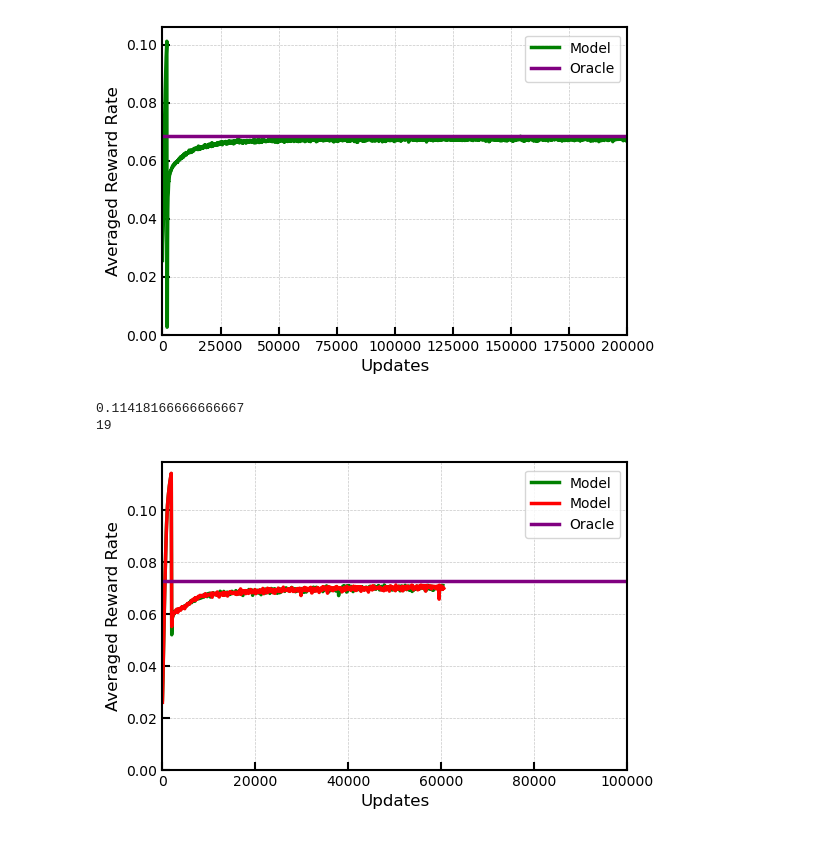
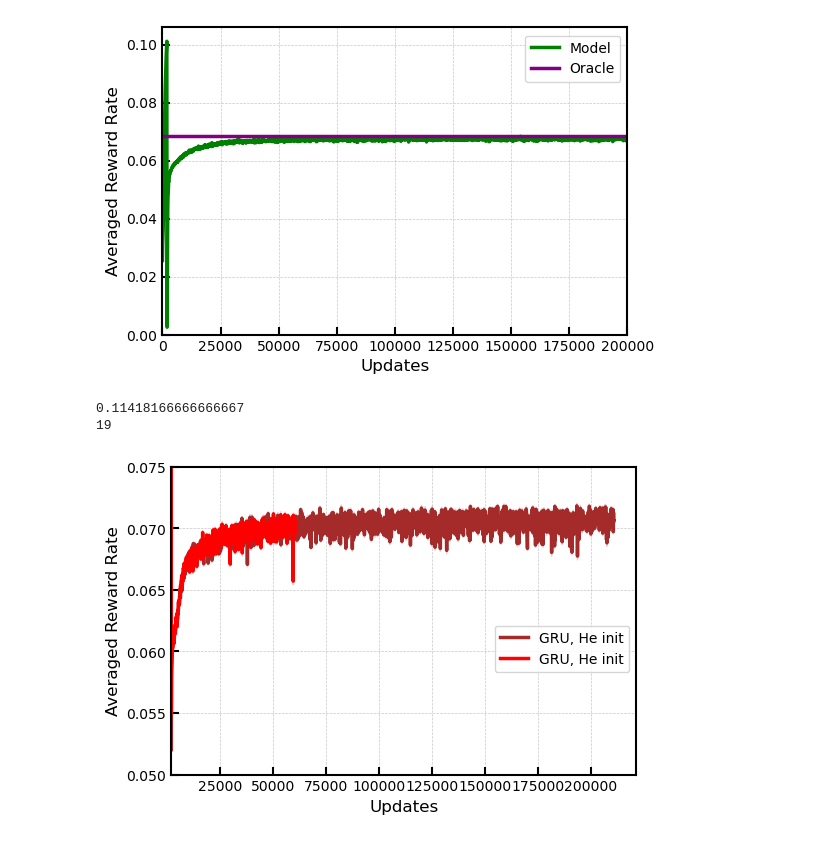
Before and after one commit to davidgbe/favorably_connected, a Jupyter notebook: code/notebooks/learning_baseline_exp_stoch_rewards.ipynb, the cells around one changed output. Saved outputs shown, nothing was run; the diff lists cells and outputs as text; code cells hidden in the pictures.

```diff
--- a/code/notebooks/learning_baseline_exp_stoch_rewards.ipynb
+++ b/code/notebooks/learning_baseline_exp_stoch_rewards.ipynb
@@ -822,11 +822,32 @@ fig, axs = plt.subplots(1, 1, figsize=(6 * scale, 4 * scale))
 data_dirs = [
     '../../results/rl_agent_outputs/fixed_odor_acc_reward_2025-02-09_18_56_19_657542_var_noise_0.0001_activity_weight_1.0/reward_rates',
     '../../results/rl_agent_outputs/fixed_odor_acc_reward_2025-02-09_18_59_24_627895_var_noise_0.0001_activity_weight_1.0/reward_rates',
+    # '../../results/rl_agent_outputs/fixed_odor_acc_reward_line_init_2025-02-10_16_20_20_667514_var_noise_0.0001_activity_weight_1/reward_rates',
+    # '../../results/rl_agent_outputs/fixed_odor_acc_reward_line_plus_input_2025-02-12_18_45_39_223955_var_noise_0.0001_activity_weight_1.0/reward_rates',
+    # '../../results/rl_agent_outputs/fixed_odor_acc_reward_line_plus_inp_2025-02-13_11_37_58_288427_var_noise_0.0001_activity_weight_1/reward_rates',
+    # '../../results/rl_agent_outputs/fixed_odor_acc_reward_relu_2025-02-13_13_44_01_882447_var_noise_0.0001_activity_weight_1.0/reward_rates',
+    # '../../results/rl_agent_outputs/fixed_odor_acc_reward_relu_2025-02-13_17_07_03_475277_var_noise_0.0001_activity_weight_1.0/reward_rates',
 ]
 
 colors = [
+    'brown',
+    'red',
     'green',
-    'red',
+    'blue',
+    'purple',
+    'black',
+    'grey',
+]
+
+labels = [
+    'GRU, He init',
+    'GRU, He init',
+    'GRU, Line init',
+    'GRU, Line init plus\naligned inputs',
+    'GRU, Line init plus\naligned inputs and update',
+    'ReLU',
+    'ReLU, Line init',
+
 ]
 
 for i, data_dir in enumerate(data_dirs):
@@ -850,45 +871,46 @@ for i, data_dir in enumerate(data_dirs):
         c=colors[i],
         linewidth=2.5,  # Thicker plot line
         zorder=2,
-        label='Model',
+        label=labels[i],
     )
 
-axs.plot(
-    [0, 0.2e6],
-    0.0725 * np.ones(2),
-    c='purple',
-    linewidth=2.5,  # Thicker plot line
-    zorder=2,
-    label='Oracle',
-)
+# axs.plot(
+#     [0, 0.2e6],
+#     0.0725 * np.ones(2),
+#     c='purple',
+#     linewidth=2.5,  # Thicker plot line
+#     zorder=2,
+#     label='Oracle',
+# )
 
 # Adjust axes limits
-axs.set_xlim(0, 1e5)
-axs.set_ylim(0)
+axs.set_xlim(2000)
+axs.set_ylim(0.05, 0.075)
+# axs.set_xscale('log')
 
 # Add labels and titles
 axs.set_ylabel('Averaged Reward Rate', fontsize=12)
 axs.set_xlabel('Updates', fontsize=12)
 
 # Customize tick parameters
 axs.tick_params(axis='both', direction='in', length=6, width=1.5, labelsize=10)
 
 # Thicken the axes lines
 axs.spines['top'].set_linewidth(1.5)
 axs.spines['right'].set_linewidth(1.5)
 axs.spines['bottom'].set_linewidth(1.5)
 axs.spines['left'].set_linewidth(1.5)
 
 # Add grid for better readability
 axs.grid(visible=True, which='both', linestyle='--', linewidth=0.5, alpha=0.7)
 
 # Add legend
-fig.legend(bbox_to_anchor=(0.9, 0.875), fontsize=10)
+fig.legend(bbox_to_anchor=(0.9, 0.5), fontsize=10)
 
 # Print stats
 print(np.mean(reduced_data.T, axis=1).max())
 print(np.mean(reduced_data.T, axis=1).argmax())
 # %% [output]
 0.11418166666666667
 19
-[figure, old version]
+[figure, new version]
```
Also changed, not shown: parts of 2 cells of this notebook, 22 other files.
